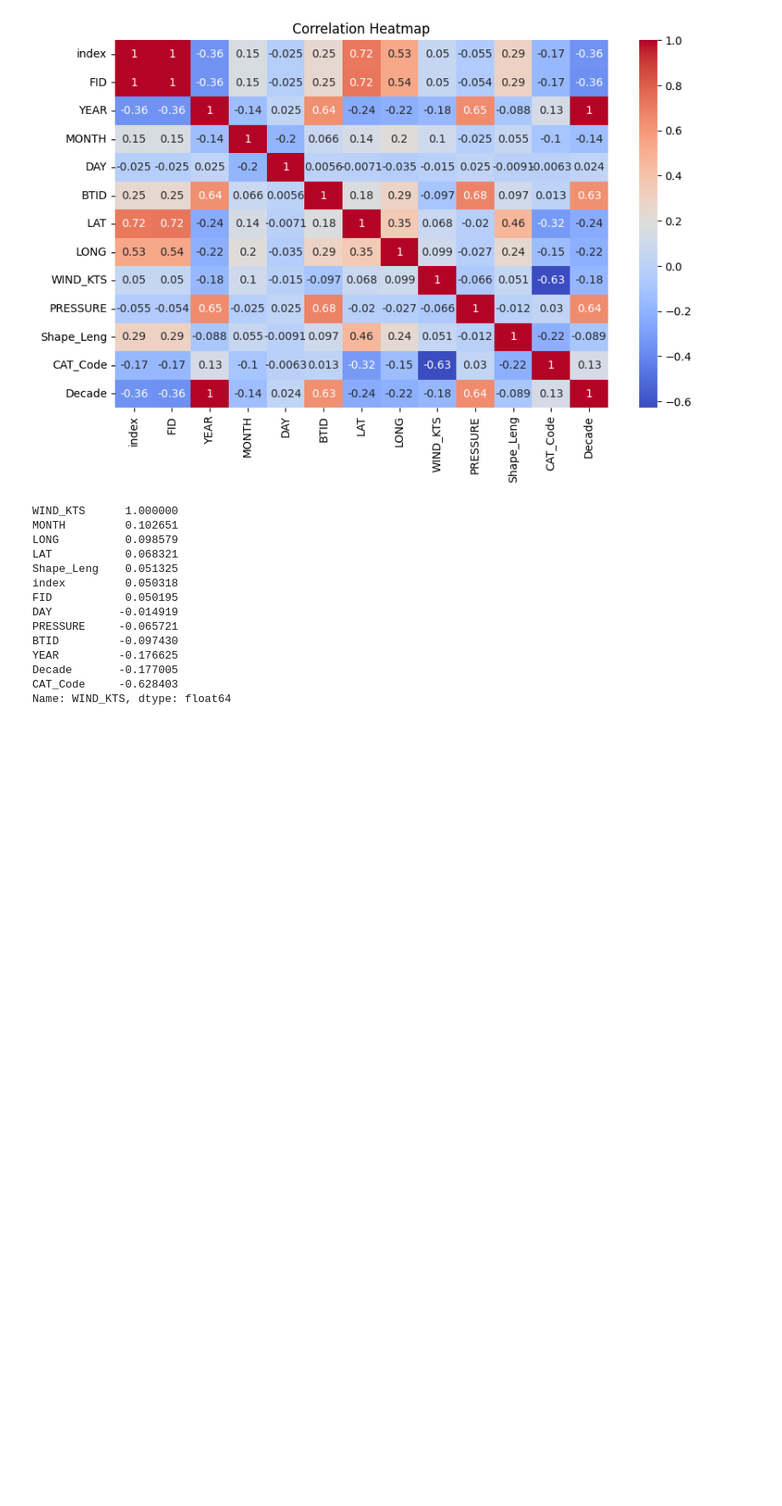
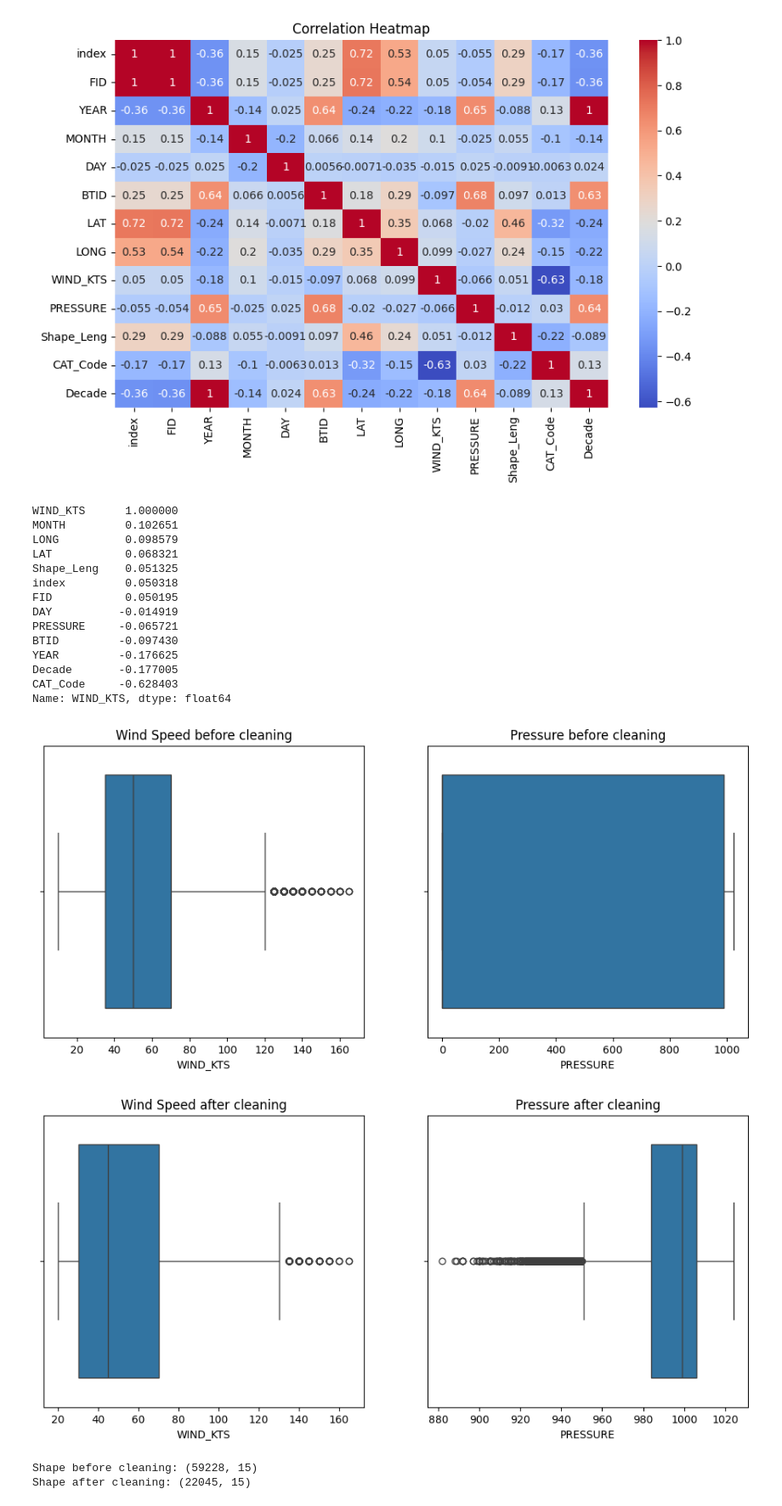
Before and after one commit to Safiya-Ahmed/ClimateRisk, a Jupyter notebook: Edunet_proj/ClimateRisk.ipynb, the cells around one changed output. Shown: that part at 85% size. Cells and saved outputs as stored; diff of their text form; code cells hidden in the pictures; blank space fills up the shorter version.

```diff
--- a/Edunet_proj/ClimateRisk.ipynb
+++ b/Edunet_proj/ClimateRisk.ipynb
@@ -136,3 +135,45 @@ YEAR         -0.176625
 Decade       -0.177005
 CAT_Code     -0.628403
 Name: WIND_KTS, dtype: float64
+# %%
+import matplotlib.pyplot as plt
+import seaborn as sns
+
+# ----- BEFORE CLEANING -----
+plt.figure(figsize=(12,5))
+plt.subplot(1,2,1)
+sns.boxplot(x=df['WIND_KTS'])
+plt.title("Wind Speed before cleaning")
+
+plt.subplot(1,2,2)
+sns.boxplot(x=df['PRESSURE'])
+plt.title("Pressure before cleaning")
+plt.show()
+
+# ----- DOMAIN FILTER CLEANING -----
+df_clean = df.copy()
+
+# Remove invalid wind speeds (<20 or >200)
+df_clean = df_clean[(df_clean['WIND_KTS'] >= 20) & (df_clean['WIND_KTS'] <= 200)]
+
+# Remove unrealistic pressures (<800 or >1050)
+df_clean = df_clean[(df_clean['PRESSURE'] >= 800) & (df_clean['PRESSURE'] <= 1050)]
+
+# ----- AFTER CLEANING -----
+plt.figure(figsize=(12,5))
+plt.subplot(1,2,1)
+sns.boxplot(x=df_clean['WIND_KTS'])
+plt.title("Wind Speed after cleaning")
+
+plt.subplot(1,2,2)
+sns.boxplot(x=df_clean['PRESSURE'])
+plt.title("Pressure after cleaning")
+plt.show()
+
+print("Shape before cleaning:", df.shape)
+print("Shape after cleaning:", df_clean.shape)
+# %% [output]
+[figure, added]
+[figure, added]
+Shape before cleaning: (59228, 15)
+Shape after cleaning: (22045, 15)
```
Also changed, not shown: parts of 10 cells of this notebook.
